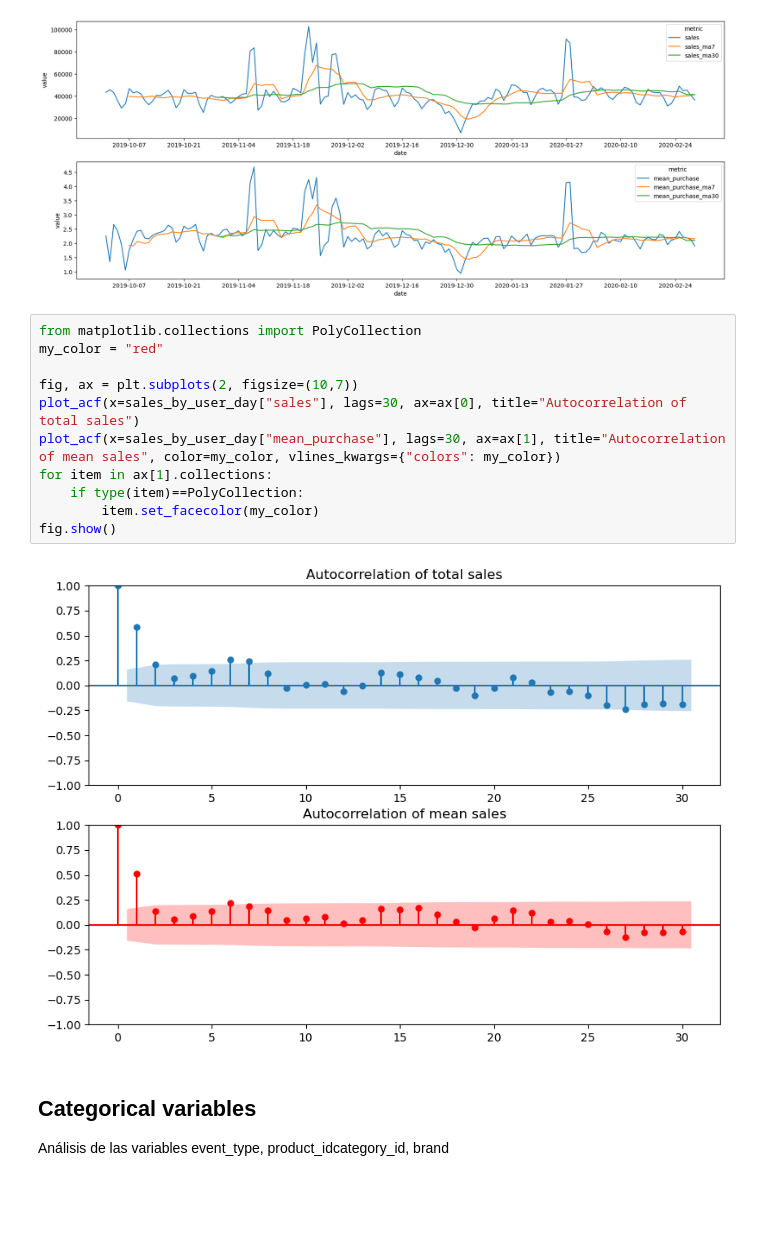
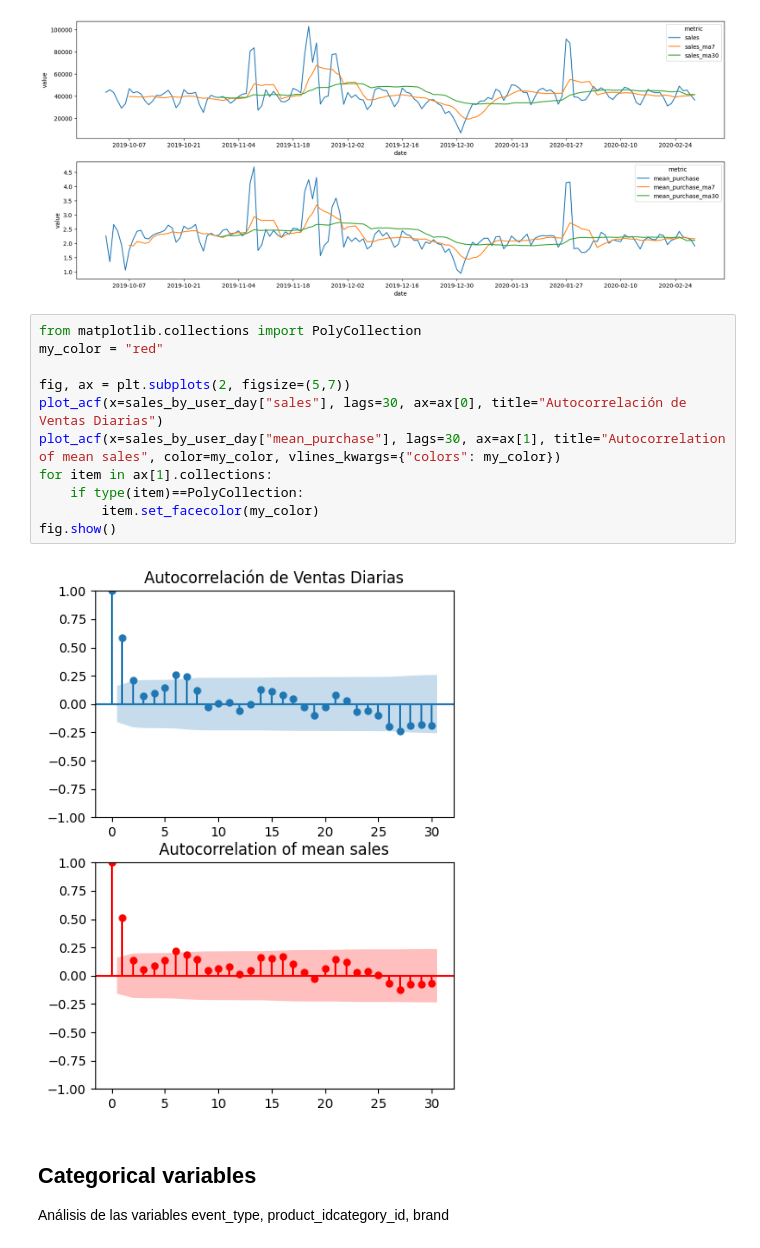
Before and after one commit to Bati-bot/Design-of-experiments-DOE, a Jupyter notebook: EDA.ipynb, the cells around one changed output. Cells and saved outputs as stored; diff of their text form; blank space fills up the shorter version.

Commit message:
Switch stuff to spanish and reformat plots

```diff
--- a/EDA.ipynb
+++ b/EDA.ipynb
@@ -72,16 +72,16 @@ chart_2.xaxis.set_major_locator(locator)
 # %%
 from matplotlib.collections import PolyCollection
 my_color = "red"
 
-fig, ax = plt.subplots(2, figsize=(10,7))
-plot_acf(x=sales_by_user_day["sales"], lags=30, ax=ax[0], title="Autocorrelation of total sales")
+fig, ax = plt.subplots(2, figsize=(5,7))
+plot_acf(x=sales_by_user_day["sales"], lags=30, ax=ax[0], title="Autocorrelación de Ventas Diarias")
 plot_acf(x=sales_by_user_day["mean_purchase"], lags=30, ax=ax[1], title="Autocorrelation of mean sales", color=my_color, vlines_kwargs={"colors": my_color})
 for item in ax[1].collections:
     if type(item)==PolyCollection:
         item.set_facecolor(my_color)
 fig.show()
 # %% [output]
-[figure, old version]
+[figure, new version]
 # %% [markdown]
 ## Categorical variables
 
```
Also changed, not shown: parts of 6 cells of this notebook.
